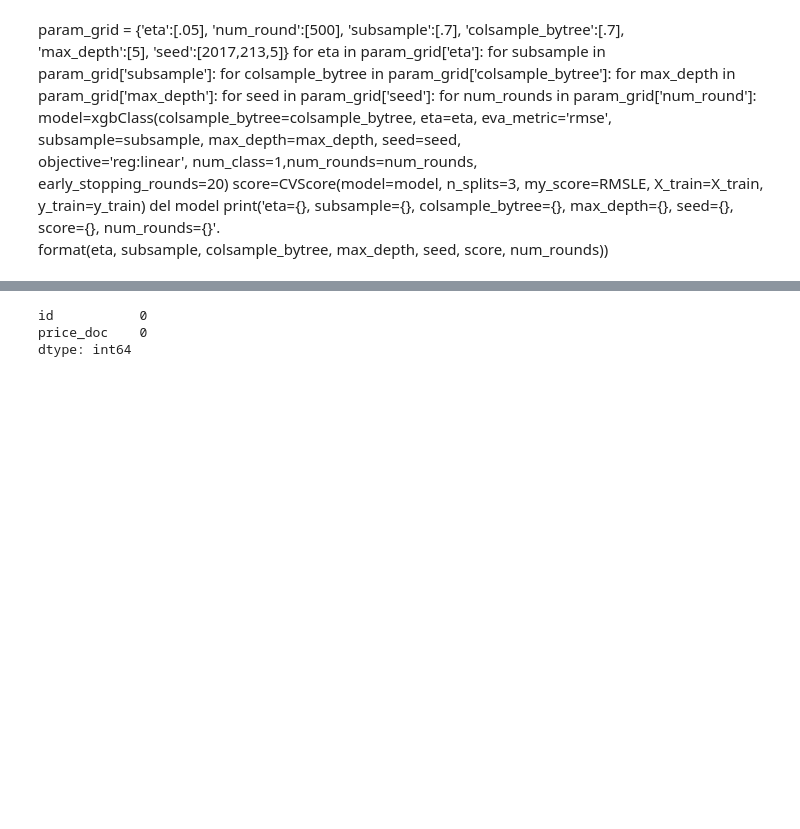
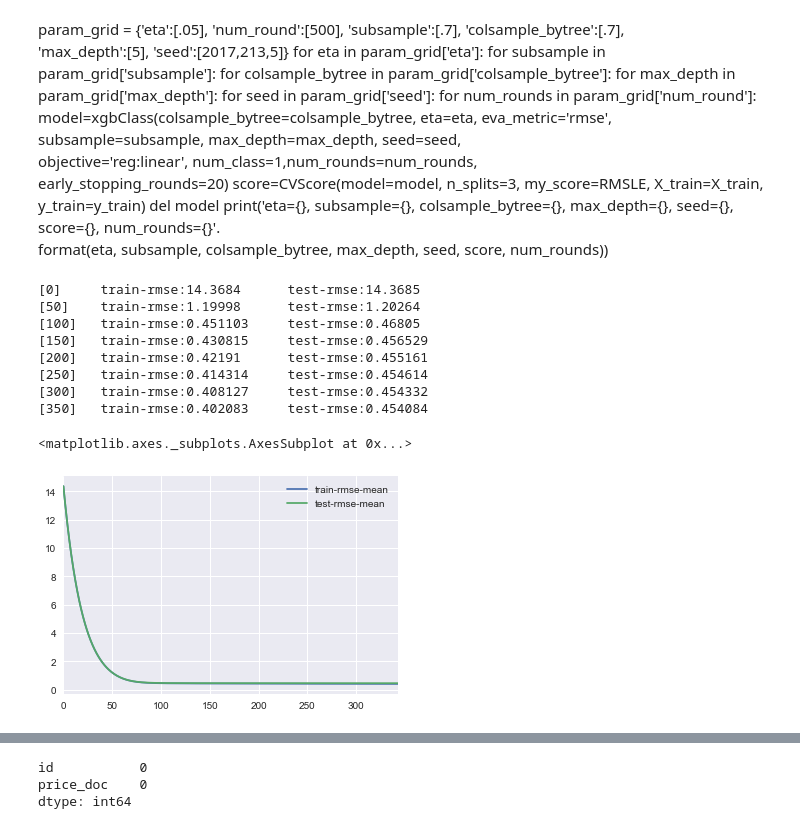
Before and after one commit to JCreeks/SyberbankHousingPrice, a Jupyter notebook: Initial_XGB_2_Additional_Features_Paratmeter_Tuning_log.ipynb, the cells around one changed output, grey strips where cells are left out. Saved outputs shown, nothing was run; the diff lists cells and outputs as text; code cells hidden in the pictures; blank space fills up the shorter version.

```diff
--- a/Initial_XGB_2_Additional_Features_Paratmeter_Tuning_log.ipynb
+++ b/Initial_XGB_2_Additional_Features_Paratmeter_Tuning_log.ipynb
@@ -458,16 +489,18 @@ Best CV Score:
 # %%
 t0=time()
-xgbreg = xgb.XGBRegressor(learning_rate=.1, n_estimators=150, max_depth=5, gamma=0, \
-                          min_child_weight=3, seed=123, reg_alpha=0,\
+xgbreg = xgb.XGBRegressor(learning_rate=.1, n_estimators=150, max_depth=4, gamma=0.4, \
+                          min_child_weight=4, seed=123, reg_alpha=0,\
                           subsample=.8, colsample_bytree=.8,nthread=-1,scale_pos_weight=1)
 param_grid = {
-       'gamma' : [i/10.0 for i in np.arange(0,5)],
-       'max_depth': [6],
-       'min_child_weight': [3],
-        'seed':[123]#np.arange(20)
+    'subsample':[i/10.0 for i in np.arange(6,10)],
+    'colsample_bytree':[i/10.0 for i in np.arange(6,10)]
+       #'gamma' : [0],
+       #'max_depth': [6],
+       #'min_child_weight': [3],
+        #'seed':[123]#np.arange(20)
 }
-model = GridSearchCV(estimator=xgbreg, param_grid=param_grid, n_jobs=-1, cv=5, scoring=mse)
-model.fit(X_train[predictors], y_train)
+model = GridSearchCV(estimator=xgbreg, param_grid=param_grid, n_jobs=-1, cv=5, scoring=RMSE)
+model.fit(X_train[predictors], np.log(y_train+1))
 print('eXtreme Gradient Boosting regression...')
 print('Best Params:')
 print(model.grid_scores_, model.best_params_)
@@ -737,4 +737,44 @@ for eta in param_grid['eta']:
                         del model
                         print('eta={}, subsample={}, colsample_bytree={}, max_depth={}, seed={}, score={}, num_rounds={}'.\
                           format(eta, subsample, colsample_bytree, max_depth, seed, score, num_rounds))
+# %%
+xgb_params = {
+    'eta': 0.05,
+    'max_depth': 4,
+    'subsample': 0.95,
+    'reg_alpha': 0,
+    'min_child_weight':4,
+    'colsample_bytree': 0.95,
+    'gamma':.4,
+    'objective': 'reg:linear',
+    'eval_metric': 'rmse',
+    'silent': 1,
+    'booster' :'gbtree',
+    'tuneLength': 3,
+    'seed': 5
+}
+
+dtrain = xgb.DMatrix(X_train[predictors], np.log(y_train+1))
+dtest = xgb.DMatrix(X_test[predictors])
+
+cv_output = xgb.cv(xgb_params, dtrain, num_boost_round=2000, early_stopping_rounds=50,\
+    verbose_eval=50, show_stdv=False)
+cv_output[['train-rmse-mean', 'test-rmse-mean']].plot()
+#'eta': 0.05,'max_depth': 4,'subsample': 0.95,'reg_alpha': 0,'min_child_weight':4,'colsample_bytree': 0.95,
+#'gamma':.4,'objective': 'reg:linear','eval_metric': 'rmse','silent': 1,'booster' :'gbtree','tuneLength': 3,
+#'seed': 123 test-rmse:0.454117
+#'eta': 0.02,'max_depth': 4,'subsample': 0.95,'reg_alpha': 0,'min_child_weight':4,'colsample_bytree': 0.95,
+#'gamma':.4,'objective': 'reg:linear','eval_metric': 'rmse','silent': 1,'booster' :'gbtree','tuneLength': 3,
+#'seed': 123 test-rmse:test-rmse:0.453764
+# %% [output]
+[0]     train-rmse:14.3684      test-rmse:14.3685
+[50]    train-rmse:1.19998      test-rmse:1.20264
+[100]   train-rmse:0.451103     test-rmse:0.46805
+[150]   train-rmse:0.430815     test-rmse:0.456529
+[200]   train-rmse:0.42191      test-rmse:0.455161
+[250]   train-rmse:0.414314     test-rmse:0.454614
+[300]   train-rmse:0.408127     test-rmse:0.454332
+[350]   train-rmse:0.402083     test-rmse:0.454084
+<matplotlib.axes._subplots.AxesSubplot at 0x...>
+[figure, added]
 # %%
```
Also changed, not shown: parts of 13 cells of this notebook.
